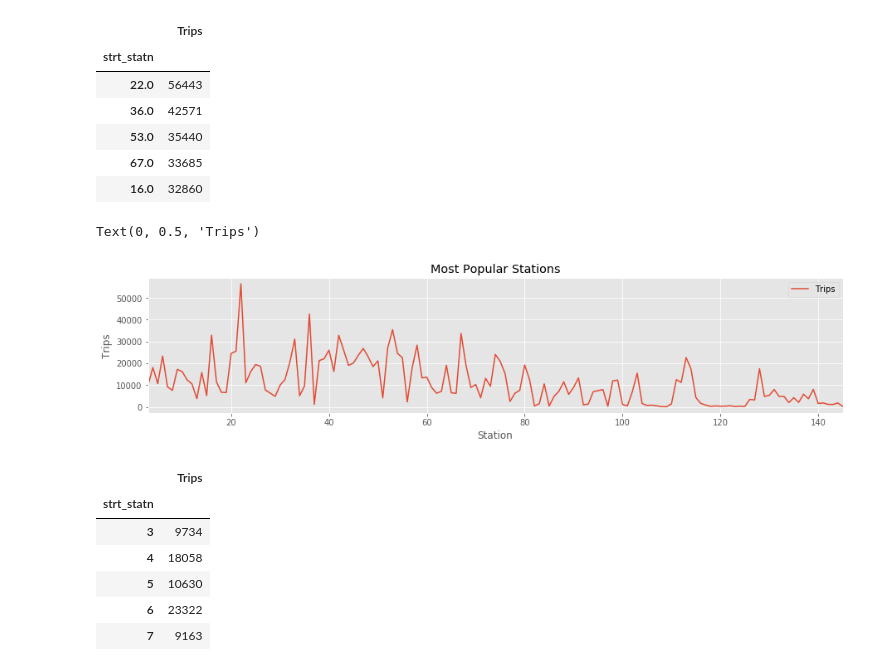
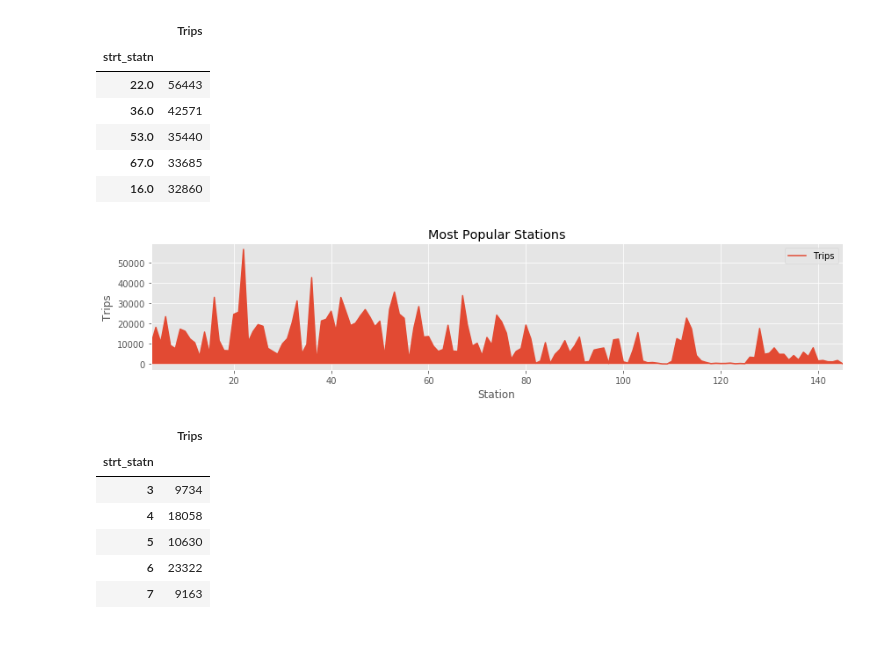
Before and after one commit to jisanos/Hubway-Data-Visualization-Challenge, a Jupyter notebook: Exam_Script.ipynb, the cells around one changed output. Drawn from its saved outputs; the diff is of its cells as text; code cells hidden in the pictures; blank space fills up the shorter version.

```diff
--- a/Exam_Script.ipynb
+++ b/Exam_Script.ipynb
@@ -275,3 +270,7 @@ aggregated_startstation = Trips_by_startstation.aggregate(aggregator)
+# %%
+#Counting the amount of trips and grouping by the start station
+aggregator = {'duration': 'count'}
+aggregated_startstation = Trips.groupby('strt_statn').aggregate(aggregator)
 # %%
 aggregated_startstation.info()
 # %% [output]
@@ -299,12 +298,13 @@ aggregated_startstation.sort_values(by='Trips', ascending=0).head()
 | 67.0 | 33685 |
 | 16.0 | 32860 |
 # %%
-aggregated_startstation.plot(figsize=(15,3), title = 'Most Popular Stations')
+aggregated_startstation.plot(figsize=(12,3), title = 'Most Popular Stations')
+plt.fill_between(aggregated_startstation.index.values, aggregated_startstation.Trips.values)
 plt.xlabel('Station')
 plt.ylabel('Trips')
+plt.tight_layout()
 # %% [output]
-Text(0, 0.5, 'Trips')
-[figure, old version]
+[figure, new version]
 # %%
 aggregated_startstation.index = aggregated_startstation.index.astype(int)
 #Turning the floats index into int intex to merge them with the Stations dataframe
```
Also changed, not shown: parts of 9 cells of this notebook.
